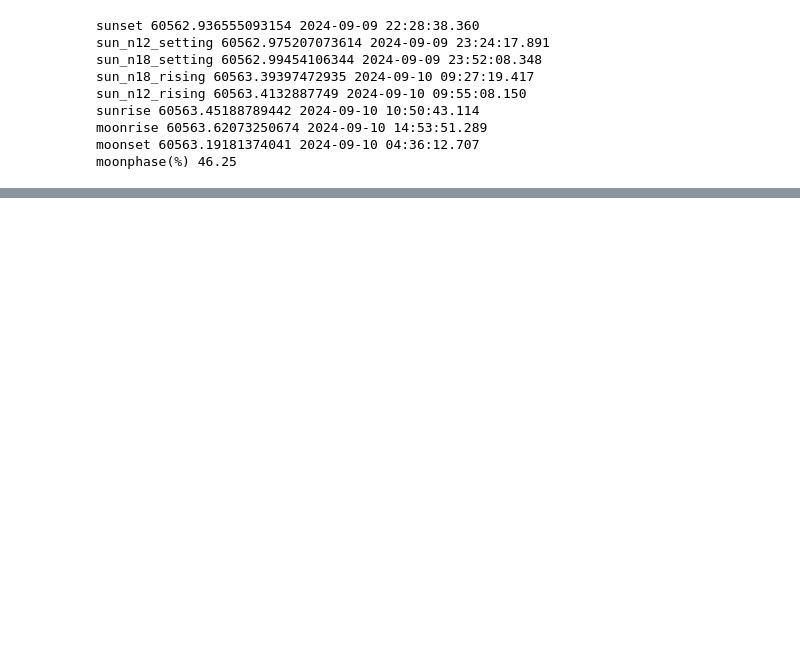
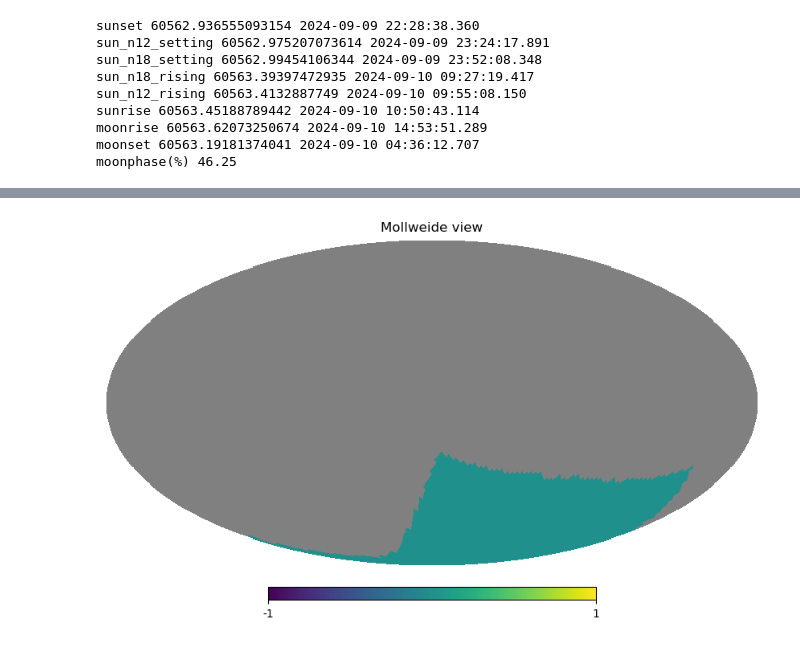
Before and after one commit to rhiannonlynne/ops_rehearsal_commissioning_2024, a Jupyter notebook: ComCam_Sims.ipynb, the cells around one changed output, grey strips where cells are left out. Cells and saved outputs as stored; diff of their text form; code cells hidden in the pictures; blank space fills up the shorter version.

```diff
--- a/ComCam_Sims.ipynb
+++ b/ComCam_Sims.ipynb
@@ -491,0 +442,6 @@ class FieldSurvey(BaseSurvey):
+# %%
+bf = basis_functions.AltAzShadowMaskBasisFunction(min_alt=20, max_alt=85, min_az=100, max_az=250, shadow_minutes=40)
+val = bf._calc_value(conditions)
+hp.mollview(val)
+# %% [output]
+[figure, added]
```
Also changed, not shown: parts of 20 cells of this notebook.
